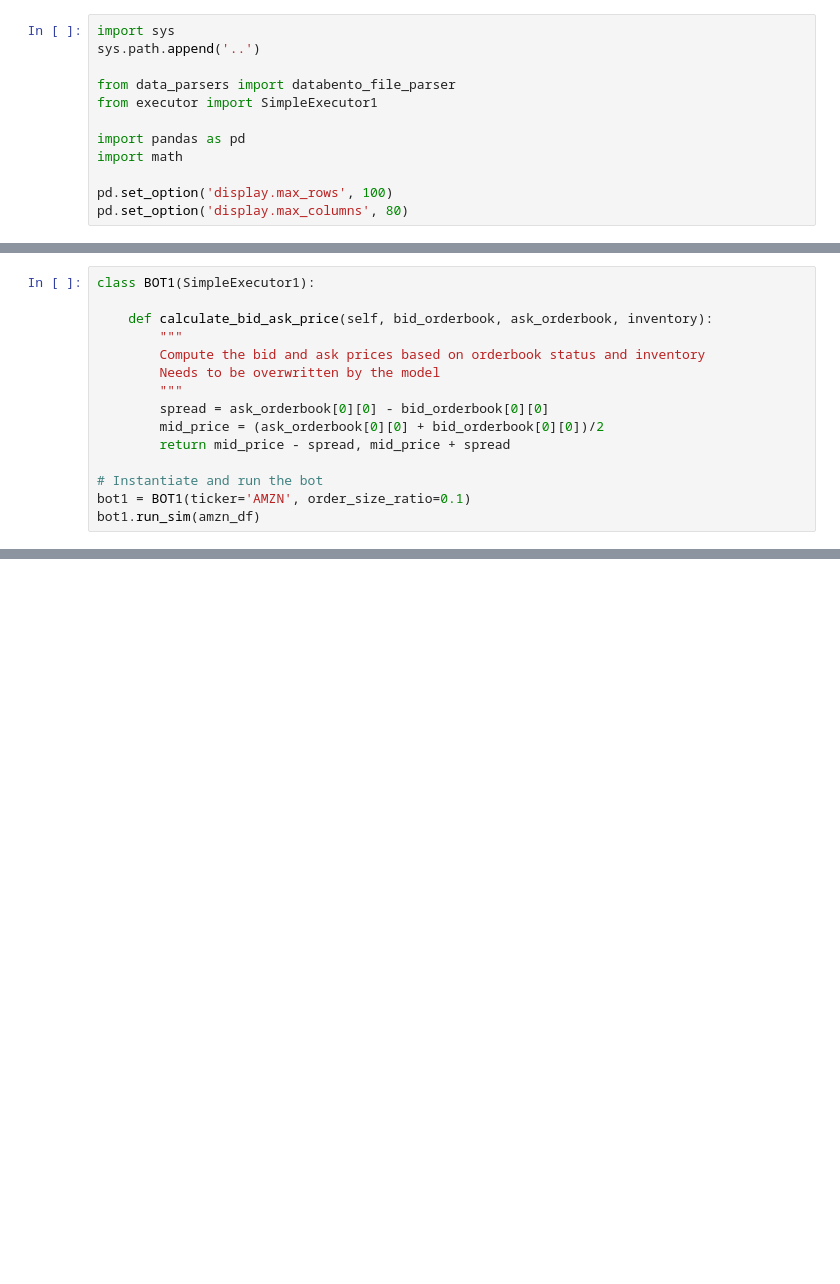
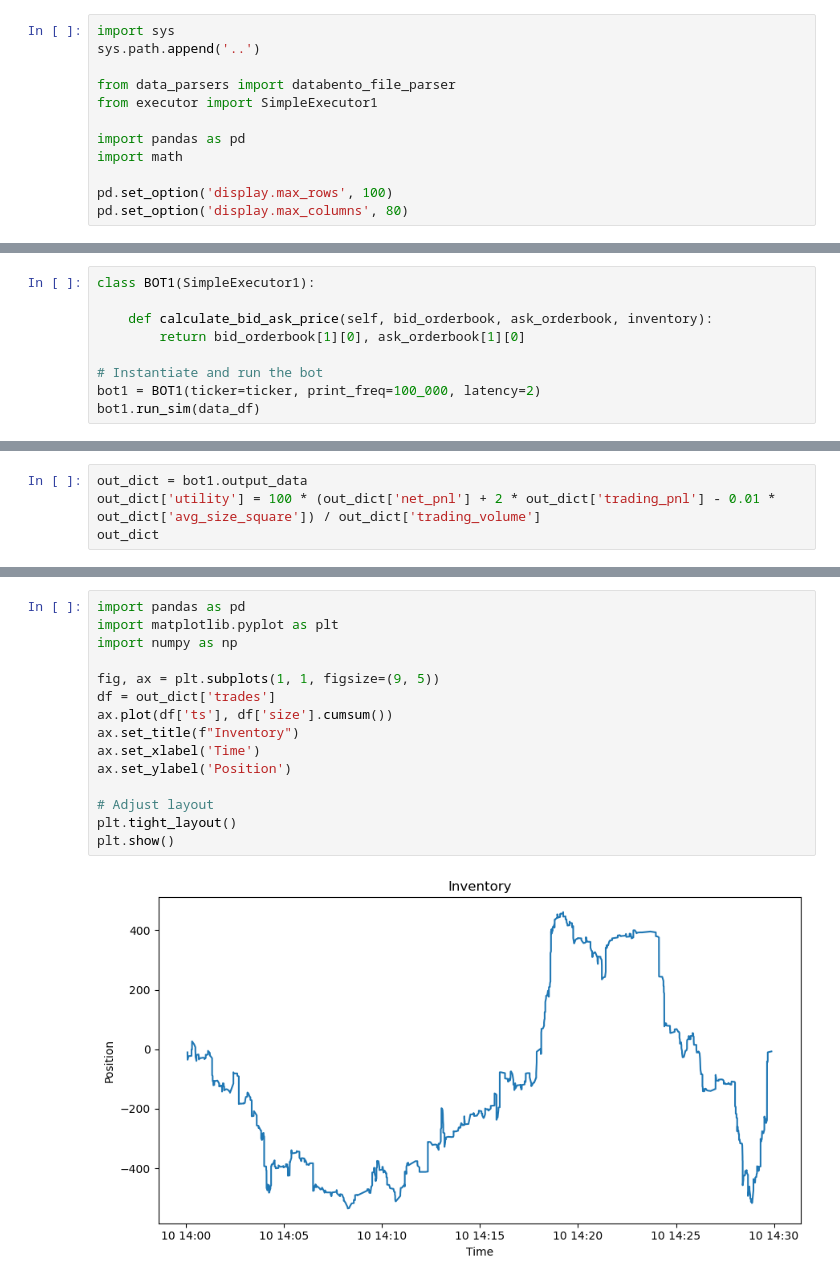
Before and after one commit to singhnam23/market-making-simulator, a Jupyter notebook: notebooks/executor_example.ipynb, the cells around one changed output, grey strips where cells are left out. Drawn from its saved outputs; the diff is of its cells as text; blank space fills up the shorter version.

```diff
--- a/notebooks/executor_example.ipynb
+++ b/notebooks/executor_example.ipynb
@@ -34,15 +35,0 @@ amzn_df
-# %%
-class BOT1(SimpleExecutor1):
-
-    def calculate_bid_ask_price(self, bid_orderbook, ask_orderbook, inventory):
-        """
-        Compute the bid and ask prices based on orderbook status and inventory
-        Needs to be overwritten by the model
-        """
-        spread = ask_orderbook[0][0] - bid_orderbook[0][0]
-        mid_price = (ask_orderbook[0][0] + bid_orderbook[0][0])/2
-        return mid_price - spread, mid_price + spread
-
-# Instantiate and run the bot
-bot1 = BOT1(ticker='AMZN', order_size_ratio=0.1)
-bot1.run_sim(amzn_df)
@@ -66,0 +36,9 @@ self.ALGO_POSITION=-1895
+# %%
+class BOT1(SimpleExecutor1):
+
+    def calculate_bid_ask_price(self, bid_orderbook, ask_orderbook, inventory):
+        return bid_orderbook[1][0], ask_orderbook[1][0]
+
+# Instantiate and run the bot
+bot1 = BOT1(ticker=ticker, print_freq=100_000, latency=2)
+bot1.run_sim(data_df)
@@ -66,0 +54,4 @@ self.ALGO_POSITION=-1895
+# %%
+out_dict = bot1.output_data
+out_dict['utility'] = 100 * (out_dict['net_pnl'] + 2 * out_dict['trading_pnl'] - 0.01 * out_dict['avg_size_square']) / out_dict['trading_volume']
+out_dict
@@ -66,0 +76,17 @@ self.ALGO_POSITION=-1895
+# %%
+import pandas as pd
+import matplotlib.pyplot as plt
+import numpy as np
+
+fig, ax = plt.subplots(1, 1, figsize=(9, 5))
+df = out_dict['trades']
+ax.plot(df['ts'], df['size'].cumsum())
+ax.set_title(f"Inventory")
+ax.set_xlabel('Time')
+ax.set_ylabel('Position')
+
+# Adjust layout
+plt.tight_layout()
+plt.show()
+# %% [output]
+[figure, added]
```
Also changed, not shown: parts of 8 cells of this notebook, 2 other files.
